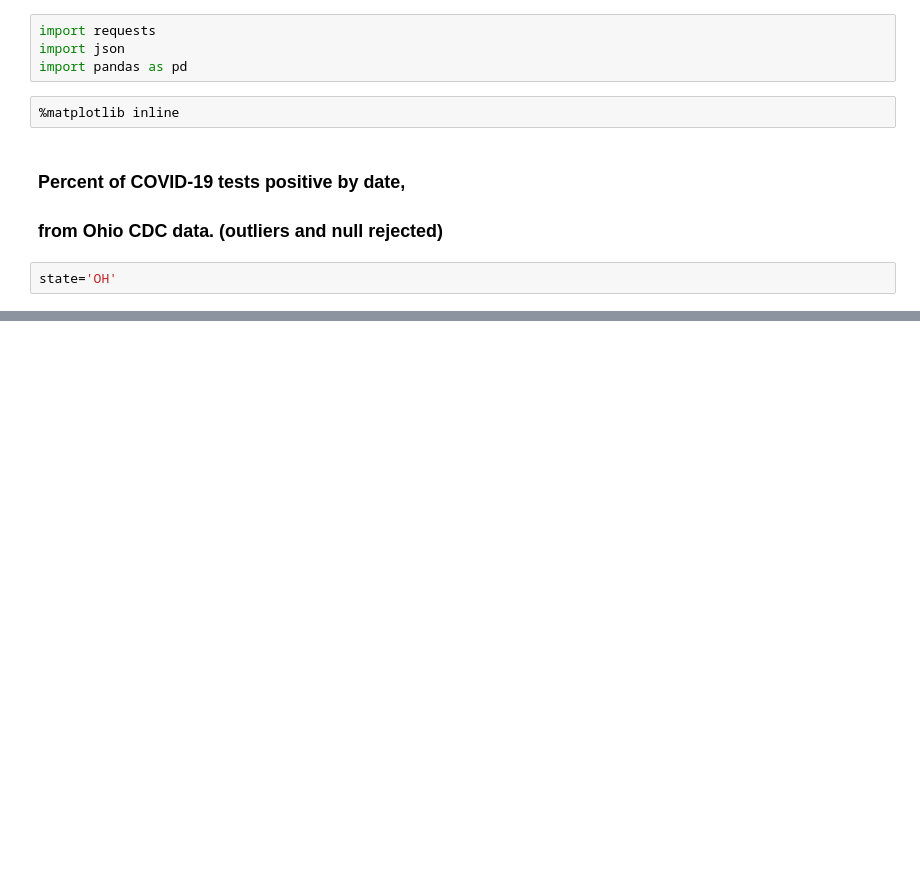
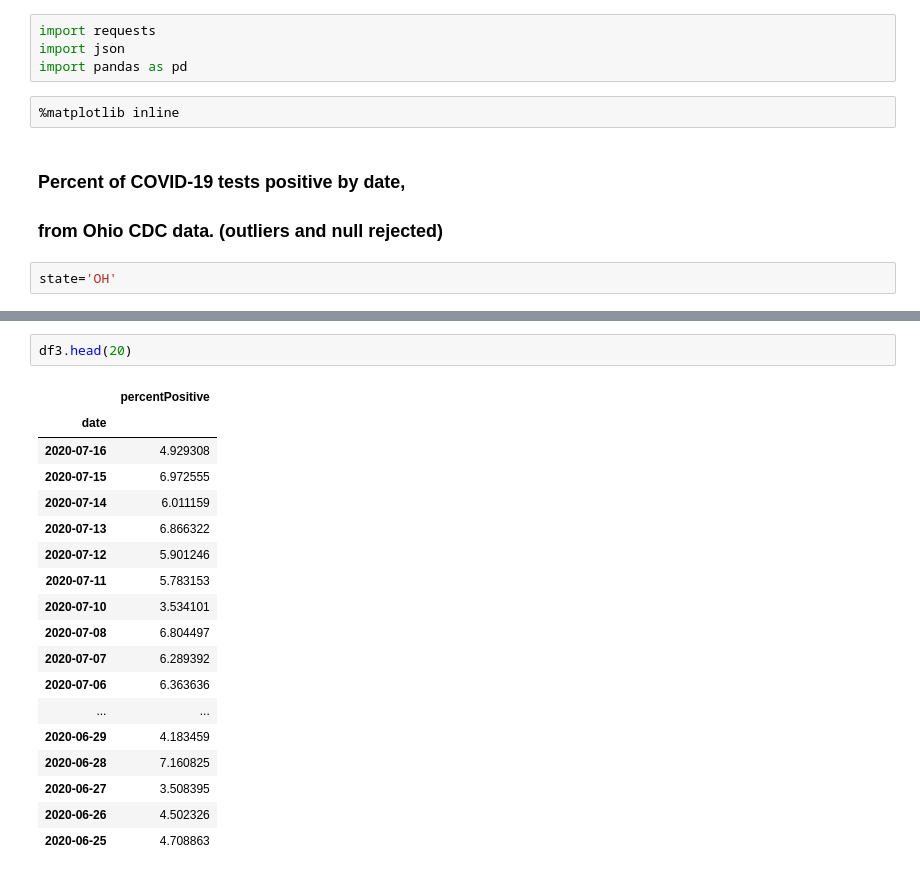
Before and after one commit to mpeaton/cvanal, a Jupyter notebook: COVID-19.ipynb, the cells around one changed output, grey strips where cells are left out. Drawn from its saved outputs; the diff is of its cells as text; blank space fills up the shorter version.

```diff
--- a/COVID-19.ipynb
+++ b/COVID-19.ipynb
@@ -56,0 +70,21 @@ a4.figure.savefig('in_hospital',dpi=100)
+# %%
+df3.head(20)
+# %% [output]
+|  | percentPositive |
+| date |  |
+| 2020-07-16 | 4.929308 |
+| 2020-07-15 | 6.972555 |
+| 2020-07-14 | 6.011159 |
+| 2020-07-13 | 6.866322 |
+| 2020-07-12 | 5.901246 |
+| 2020-07-11 | 5.783153 |
+| 2020-07-10 | 3.534101 |
+| 2020-07-08 | 6.804497 |
+| 2020-07-07 | 6.289392 |
+| 2020-07-06 | 6.363636 |
+| ... | ... |
+| 2020-06-29 | 4.183459 |
+| 2020-06-28 | 7.160825 |
+| 2020-06-27 | 3.508395 |
+| 2020-06-26 | 4.502326 |
+| 2020-06-25 | 4.708863 |
```
Also changed, not shown: parts of 10 cells of this notebook, 1 other file.
